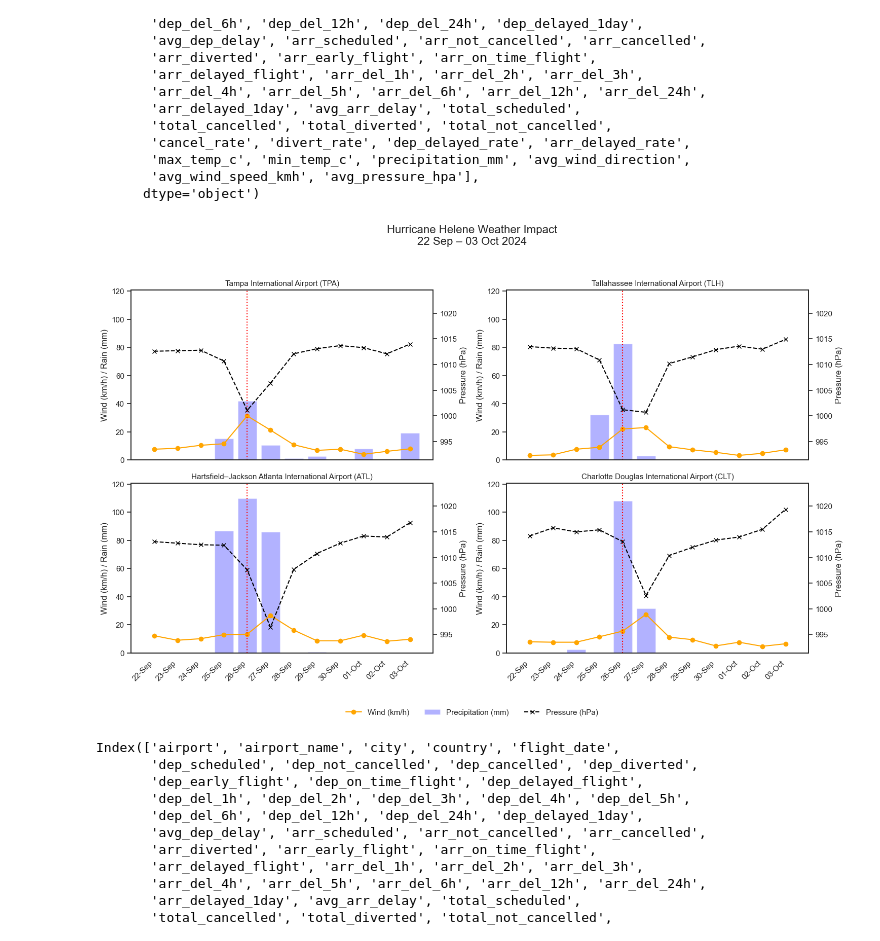
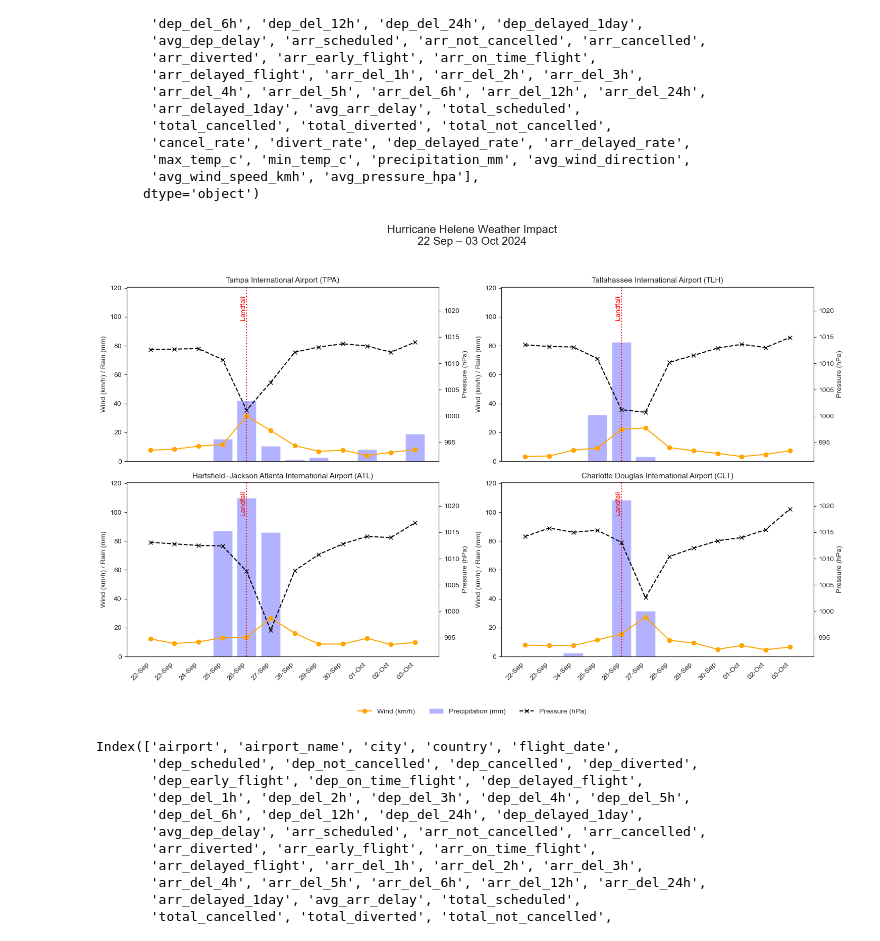
Before and after one commit to mail341/da-08122025-analytics-engineering-project, a Jupyter notebook: plotting_tables_Alina.ipynb, the cells around one changed output. Drawn from its saved outputs; the diff is of its cells as text; code cells hidden in the pictures.

```diff
--- a/plotting_tables_Alina.ipynb
+++ b/plotting_tables_Alina.ipynb
@@ -74,4 +102,31 @@ Index(['airport', 'airport_name', 'city', 'country', 'flight_date',
 # %%
+config = dotenv_values()
+pg_user = config['POSTGRES_USER']
+pg_host = config['POSTGRES_HOST']
+pg_port = config['POSTGRES_PORT']
+pg_db = config['POSTGRES_DB']
+pg_schema = config['POSTGRES_SCHEMA']
+pg_pass = quote_plus(config['POSTGRES_PASS'])
+
+# ---- Create engine ----
+url = f'postgresql://{pg_user}:{pg_pass}@{pg_host}:{pg_port}/{pg_db}'
+engine = create_engine(url, echo=False)
+
+# ---- Load daily flights + weather ----
+query = f"""
+SELECT airport_code,
+       date,
+       avg_wind_speed_kmh,
+       precipitation_mm,
+       avg_pressure_hpa
+FROM {pg_schema}.prep_weather_daily
+WHERE airport_code IN ('TPA','TLH','ATL','CLT')
+  AND date BETWEEN '2024-09-22' AND '2024-10-03'
+ORDER BY airport_code, date
+"""
+df = pd.read_sql(query, engine)
+df['date'] = pd.to_datetime(df['date'])
+
 import matplotlib.dates as mdates
 
 airport_names = {
@@ -125,34 +180,44 @@ for ax, airport in zip(axes, airports):
         color='black', linestyle='--', marker='x', label='Pressure (hPa)'
     )
 
     ax.set_title(f"{airport_names.get(airport, airport)} ({airport})", fontsize=11)
     ax.set_ylabel("Wind (km/h) / Rain (mm)")
     ax2.set_ylabel("Pressure (hPa)")
 
     # ---- FIX: left y starts at 0 (no floating) ----
     ax.set_ylim(0, left_ymax)
     ax2.set_ylim(right_ymin, right_ymax)
 
     ax.grid(False)
     ax2.grid(False)
 
     ax.xaxis.set_major_locator(mdates.DayLocator(interval=1))
     ax.xaxis.set_major_formatter(mdates.DateFormatter('%d-%b'))
     plt.setp(ax.get_xticklabels(), rotation=45, ha='right')
 
     ax.axvline(helene_day, color='red', linestyle=':', linewidth=1.5)
 
+    ax.text(
+        helene_day,
+        left_ymax * 0.95,
+        "Landfall",
+        color='red',
+        rotation=90,
+        verticalalignment='top',
+        horizontalalignment='right'
+    )
+
 # ---- One common legend ----
 handles = [wind_line, rain_bar, pressure_line]
 labels = ['Wind (km/h)', 'Precipitation (mm)', 'Pressure (hPa)']
 fig.legend(handles, labels, loc='lower center', ncol=3, frameon=False)
 
 plt.tight_layout(rect=[0, 0.06, 1, 0.95])
 
 plt.savefig("helene_weather_summary_22_sep_till_03_oct_2024.png", dpi=300, bbox_inches="tight")
 plt.show()
 # %% [output]
-[figure, old version]
+[figure, new version]
 # %%
 mart_daily_flights_weather.columns
 # %% [output]
```
Also changed, not shown: parts of 21 cells of this notebook, 3 other files.
